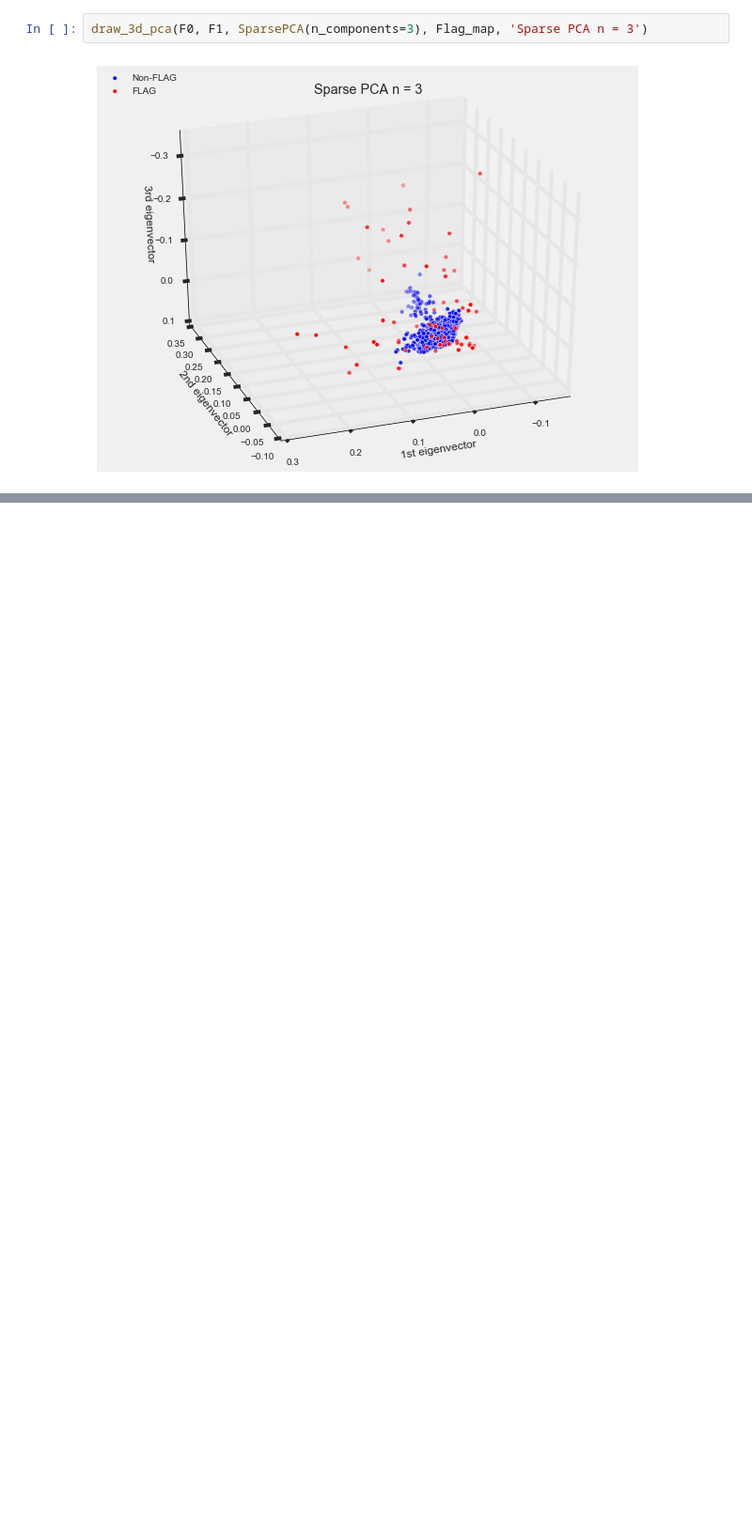
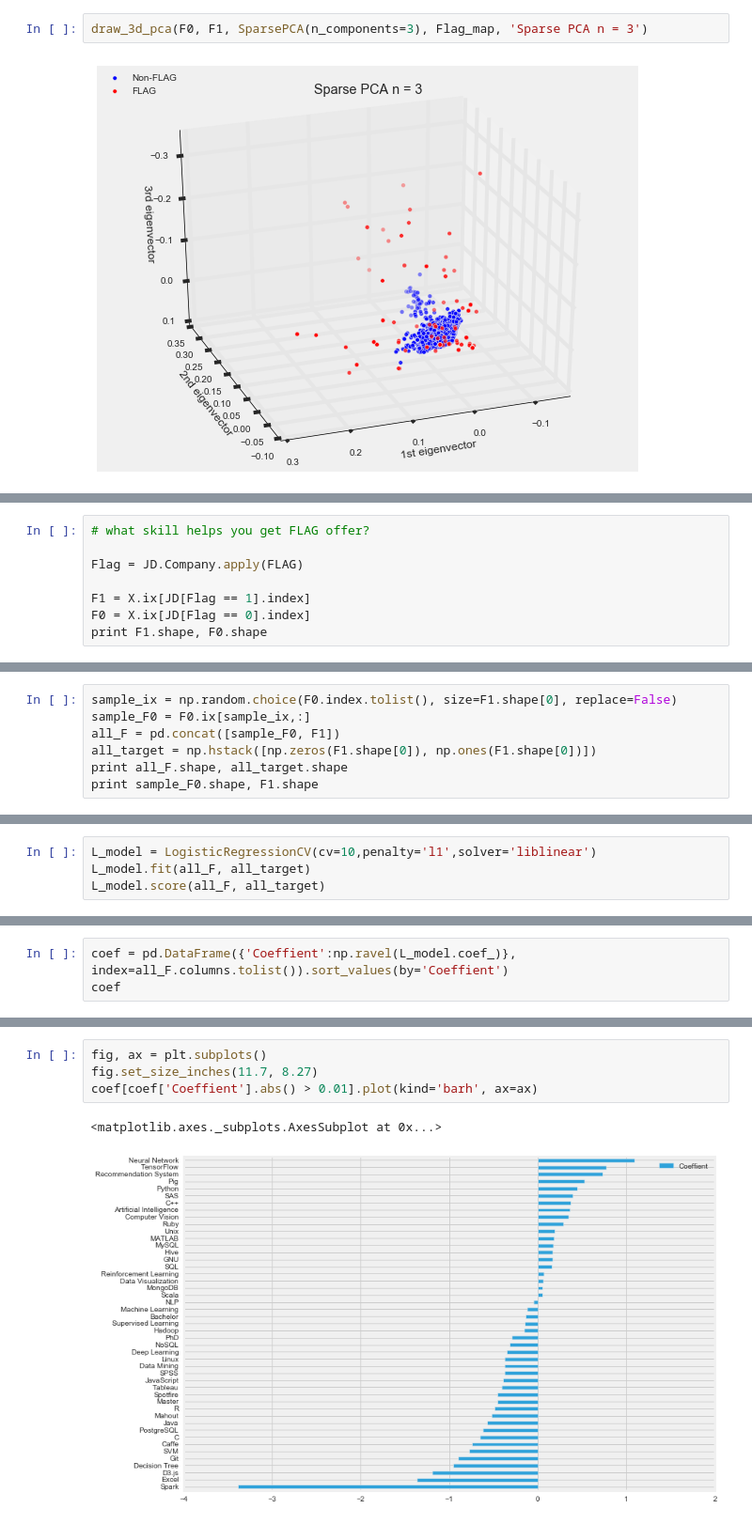
Before and after one commit to JC-Cheng/Data_Science, a Jupyter notebook: Projects/indeed/indeed/JD.ipynb, the cells around one changed output, grey strips where cells are left out. Shown at 94% size. Drawn from its saved outputs; the diff is of its cells as text; blank space fills up the shorter version.

Commit message:
add regression on FLAG

```diff
--- a/Projects/indeed/indeed/JD.ipynb
+++ b/Projects/indeed/indeed/JD.ipynb
@@ -586,0 +628,8 @@ draw_3d_pca(F0, F1, KernelPCA(n_components=3, kernel='rbf'), Flag_map,'Kernel PC
+# %%
+# what skill helps you get FLAG offer?
+
+Flag = JD.Company.apply(FLAG)
+
+F1 = X.ix[JD[Flag == 1].index]
+F0 = X.ix[JD[Flag == 0].index]
+print F1.shape, F0.shape
@@ -586,0 +638,7 @@ draw_3d_pca(F0, F1, KernelPCA(n_components=3, kernel='rbf'), Flag_map,'Kernel PC
+# %%
+sample_ix = np.random.choice(F0.index.tolist(), size=F1.shape[0], replace=False)
+sample_F0 = F0.ix[sample_ix,:]
+all_F = pd.concat([sample_F0, F1])
+all_target = np.hstack([np.zeros(F1.shape[0]), np.ones(F1.shape[0])])
+print all_F.shape, all_target.shape
+print sample_F0.shape, F1.shape
@@ -586,0 +648,4 @@ draw_3d_pca(F0, F1, KernelPCA(n_components=3, kernel='rbf'), Flag_map,'Kernel PC
+# %%
+L_model = LogisticRegressionCV(cv=10,penalty='l1',solver='liblinear')
+L_model.fit(all_F, all_target)
+L_model.score(all_F, all_target)
@@ -586,0 +654,3 @@ draw_3d_pca(F0, F1, KernelPCA(n_components=3, kernel='rbf'), Flag_map,'Kernel PC
+# %%
+coef = pd.DataFrame({'Coeffient':np.ravel(L_model.coef_)}, index=all_F.columns.tolist()).sort_values(by='Coeffient')
+coef
@@ -586,0 +675,7 @@ draw_3d_pca(F0, F1, KernelPCA(n_components=3, kernel='rbf'), Flag_map,'Kernel PC
+# %%
+fig, ax = plt.subplots()
+fig.set_size_inches(11.7, 8.27)
+coef[coef['Coeffient'].abs() > 0.01].plot(kind='barh', ax=ax)
+# %% [output]
+<matplotlib.axes._subplots.AxesSubplot at 0x...>
+[figure, added]
```
Also changed, not shown: parts of 10 cells of this notebook.
